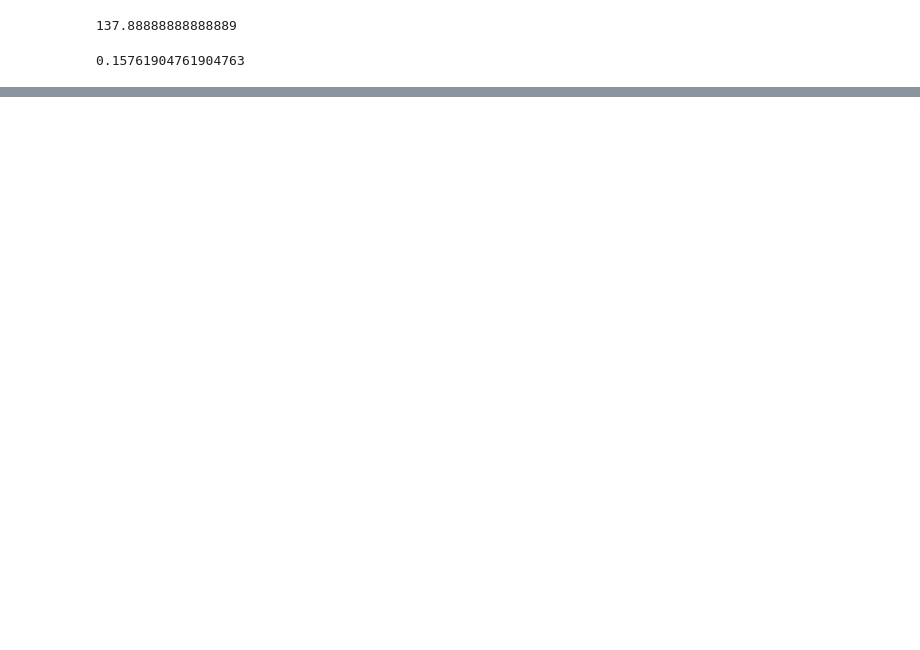
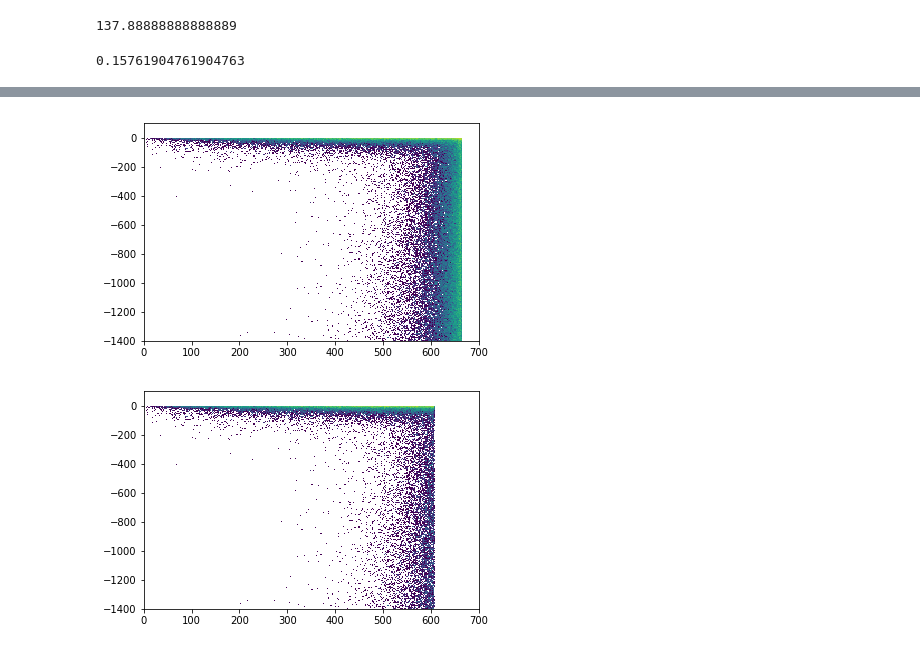
Before and after one commit to ariannarocchetti/MonteCarlo_ER, a Jupyter notebook: notebooks/functions.ipynb, the cells around one changed output, grey strips where cells are left out. Drawn from its saved outputs; the diff is of its cells as text; code cells hidden in the pictures; blank space fills up the shorter version.

```diff
--- a/notebooks/functions.ipynb
+++ b/notebooks/functions.ipynb
@@ -669,3 +829,17 @@ def fv(data):
+# %%
+def fv(data):
+    data = data[data['R']<607.34]
+    data.head(2)
+    return data
+plt.hist2d(data.R, data.Z_uc, bins = (300,300), range = [[0,700],[-1400,100]], cmap="viridis", vmin=1, norm=LogNorm())
+plt.show()
+data2 = fv(data)
+
+plt.hist2d(data2.R, data2.Z_uc, bins = (300,300),range = [[0,700],[-1400,100]], cmap="viridis", vmin=1, norm=LogNorm())
+plt.show()
+# %% [output]
+[figure, added]
+[figure, added]
 # %%
 def single_scatter(data):
     data = data[data.ns==1]
```
Also changed, not shown: parts of 5 cells of this notebook.
